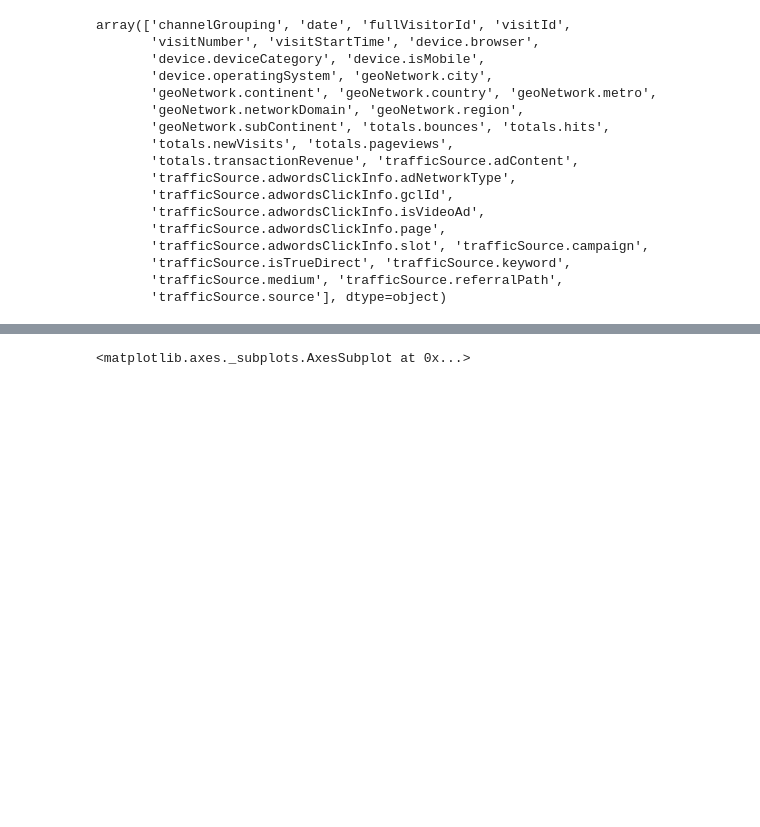
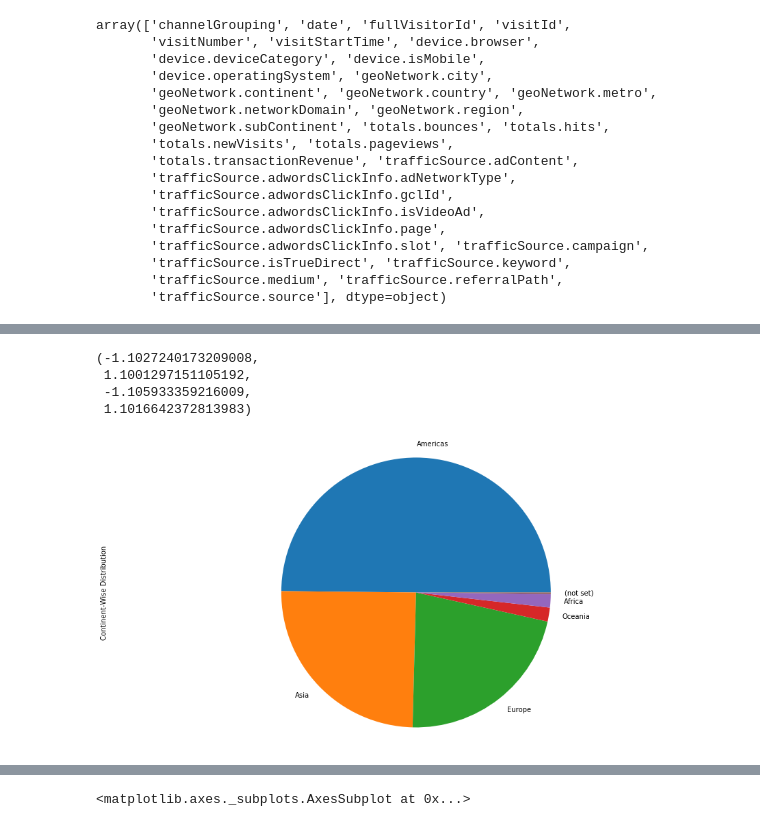
Before and after one commit to jaytorasakar8/Data-Science-Fundamentals, a Jupyter notebook: Homework 3/Customer Revenue Prediction - Kaggle.ipynb, the cells around one changed output, grey strips where cells are left out. Saved outputs shown, nothing was run; the diff lists cells and outputs as text; code cells hidden in the pictures; blank space fills up the shorter version.

```diff
--- a/Homework 3/Customer Revenue Prediction - Kaggle.ipynb
+++ b/Homework 3/Customer Revenue Prediction - Kaggle.ipynb
@@ -178,0 +226,11 @@ array(['channelGrouping', 'date', 'fullVisitorId', 'visitId',
+# %%
+plt.figure(figsize=(16,8))
+#pie_df['Americas'] = train_df[train_df["geoNetwork.continent"] == "Americas"]
+train_df["geoNetwork.continent"].value_counts().plot.pie(label='Continent-Wise Distribution')
+plt.axis('equal')
+# %% [output]
+(-1.1027240173209008,
+ 1.1001297151105192,
+ -1.105933359216009,
+ 1.1016642372813983)
+[figure, added]
```
Also changed, not shown: parts of 37 cells of this notebook.
